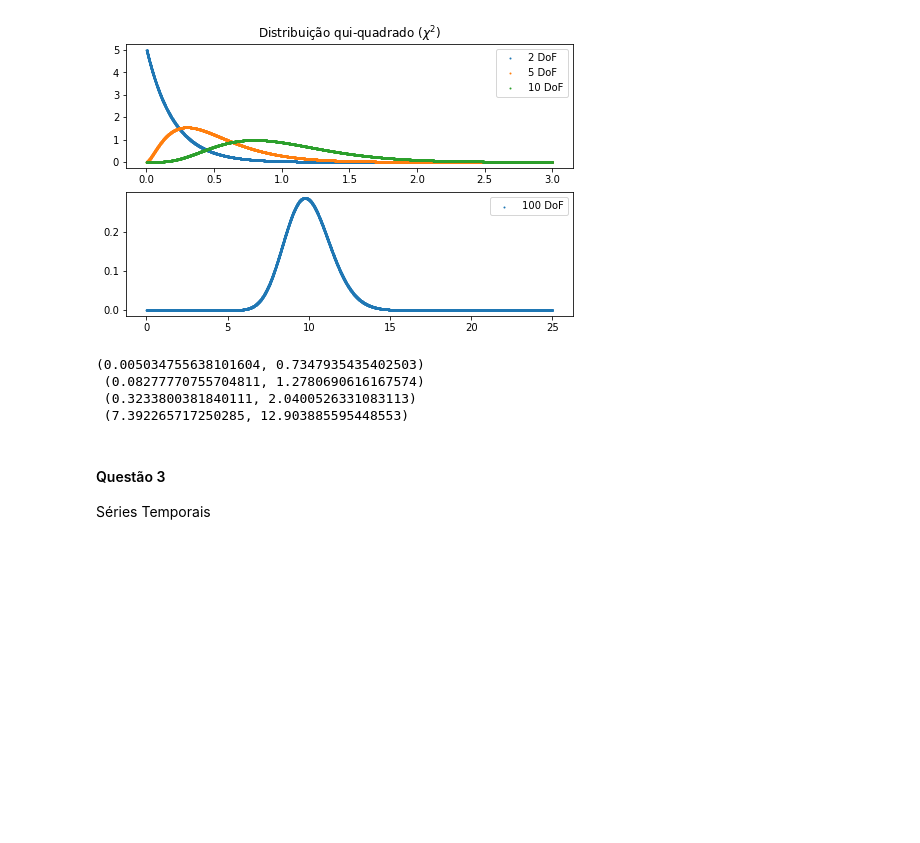
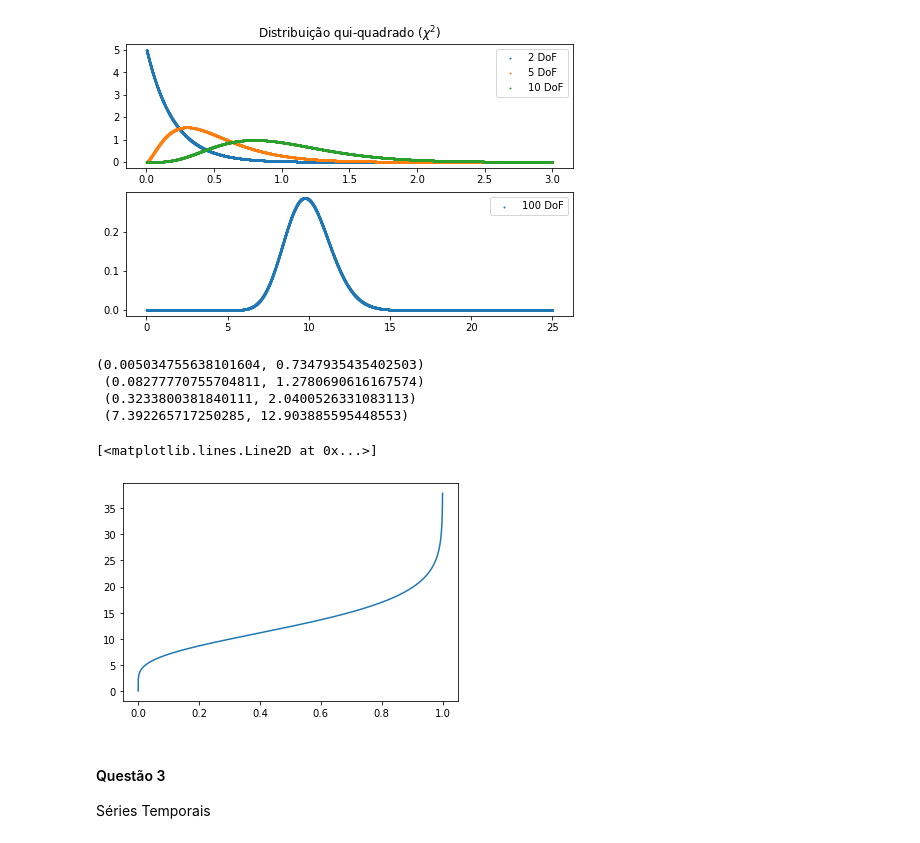
Before and after one commit to gaiogreg/projetos-lets-code, a Jupyter notebook: Projeto6/Projeto6.ipynb, the cells around one changed output. Drawn from its saved outputs; the diff is of its cells as text; code cells hidden in the pictures; blank space fills up the shorter version.

```diff
--- a/Projeto6/Projeto6.ipynb
+++ b/Projeto6/Projeto6.ipynb
@@ -192,6 +192,11 @@ print(conf_int_2,'\n', conf_int_5, '\n', conf_int_10, '\n', conf_int_100)
  (0.08277770755704811, 1.2780690616167574)
  (0.3233800381840111, 2.0400526331083113)
  (7.392265717250285, 12.903885595448553)
+# %%
+plt.plot(x,chi2.ppf(x, df=13)) # --> Percent point function
+# %% [output]
+[<matplotlib.lines.Line2D at 0x...>]
+[figure, added]
 # %% [markdown]
 #### Questão 3
 Séries Temporais
```
Also changed, not shown: parts of 1 cell of this notebook.
